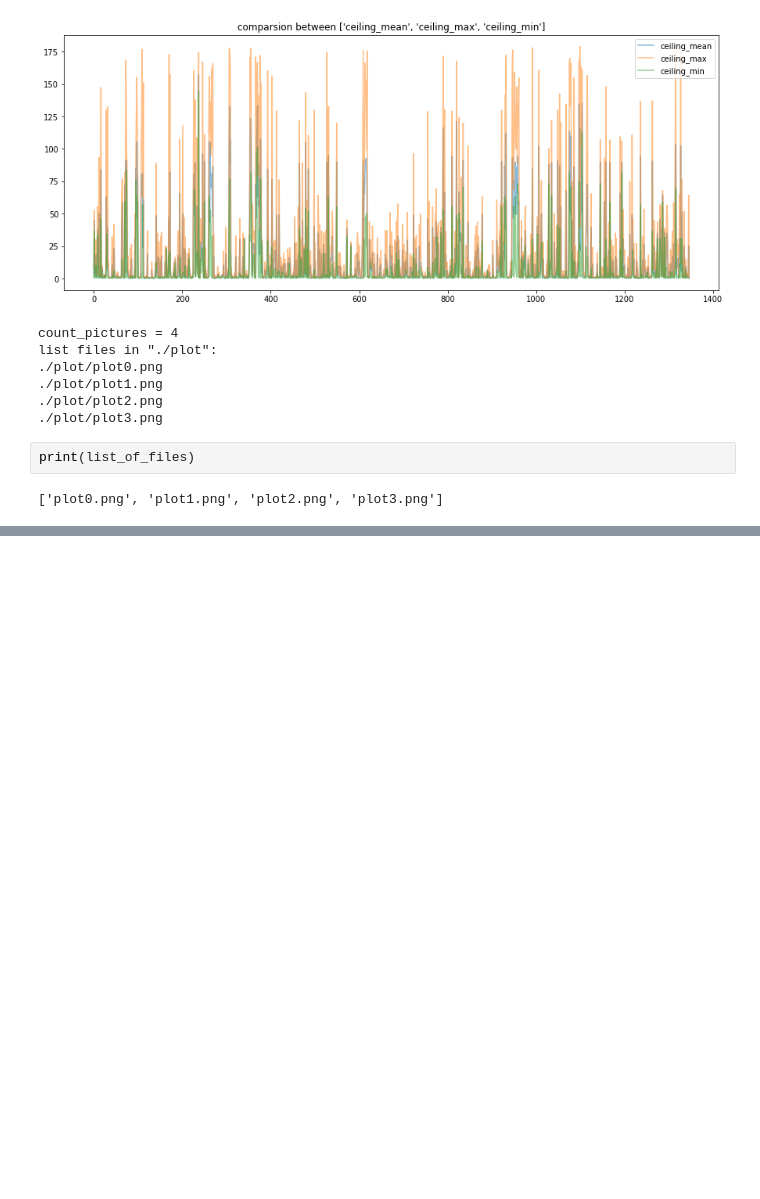
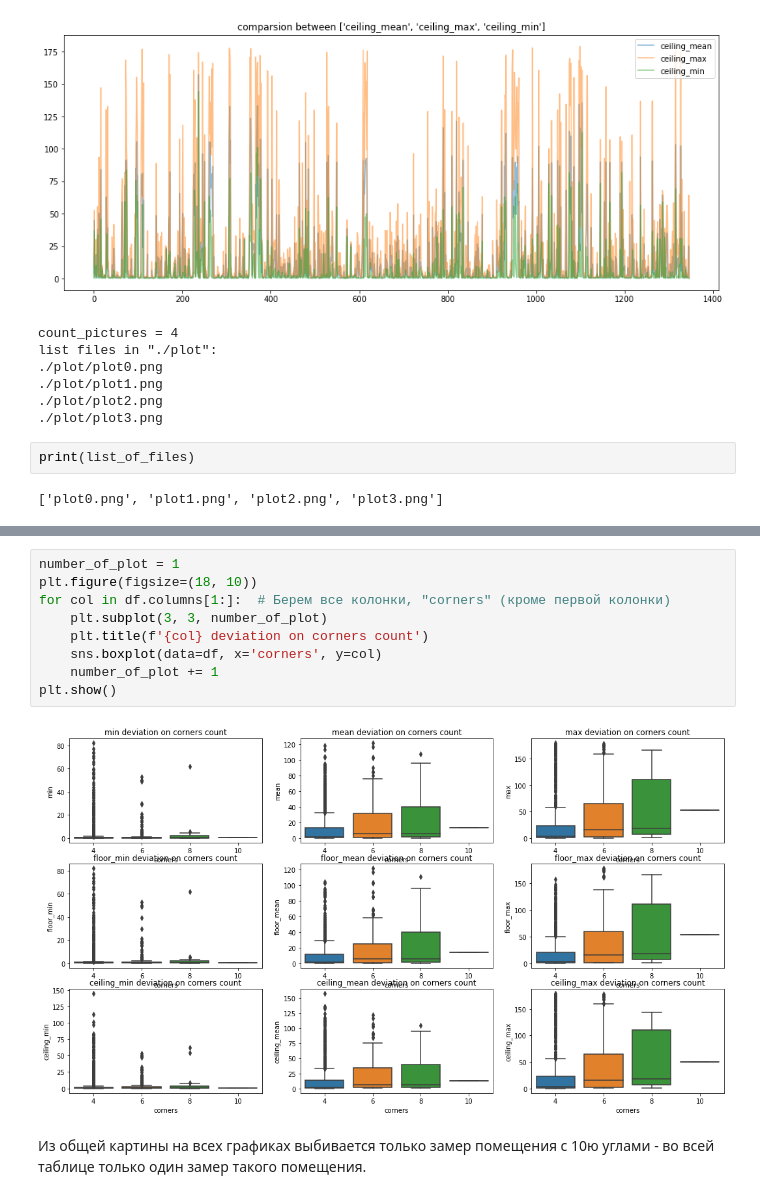
Before and after one commit to Nuu44a/DocuScetch, a Jupyter notebook: Notebook.ipynb, the cells around one changed output, grey strips where cells are left out. Drawn from its saved outputs; the diff is of its cells as text; blank space fills up the shorter version.

```diff
--- a/Notebook.ipynb
+++ b/Notebook.ipynb
@@ -42,0 +223,13 @@ print(list_of_files)
+# %%
+number_of_plot = 1
+plt.figure(figsize=(18, 10))
+for col in df.columns[1:]:  # Берем все колонки, "corners" (кроме первой колонки)
+    plt.subplot(3, 3, number_of_plot)
+    plt.title(f'{col} deviation on corners count')
+    sns.boxplot(data=df, x='corners', y=col)
+    number_of_plot += 1
+plt.show()
+# %% [output]
+[figure, added]
+# %% [markdown]
+Из общей картины на всех графиках выбивается только замер помещения с 10ю углами - во всей таблице только один замер такого помещения.
```
Also changed, not shown: parts of 26 cells of this notebook, 1 other file.
